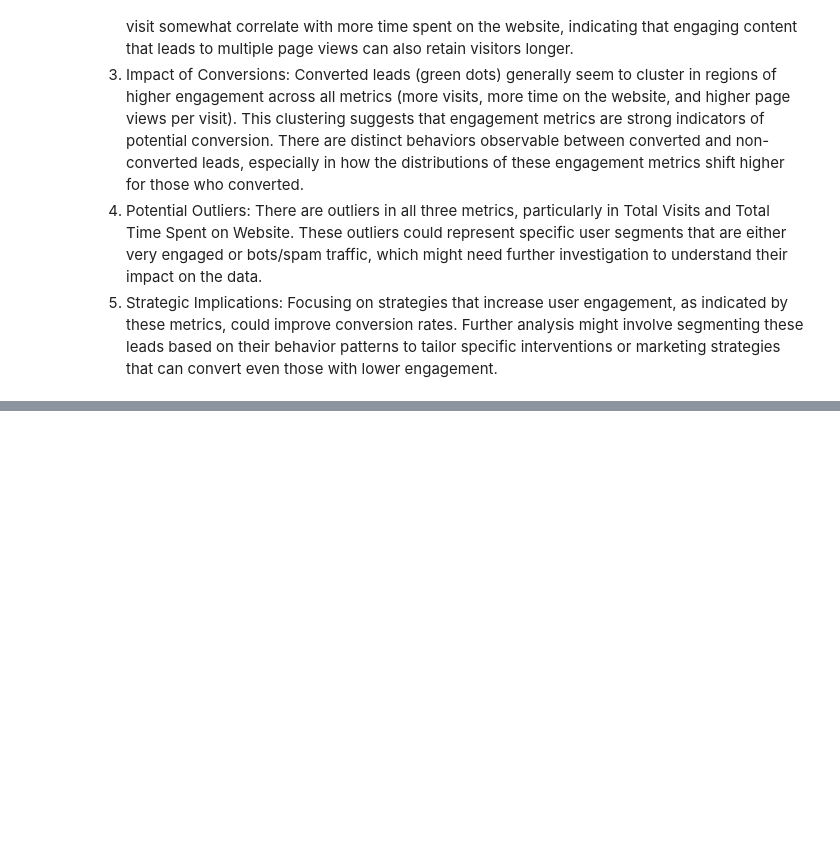
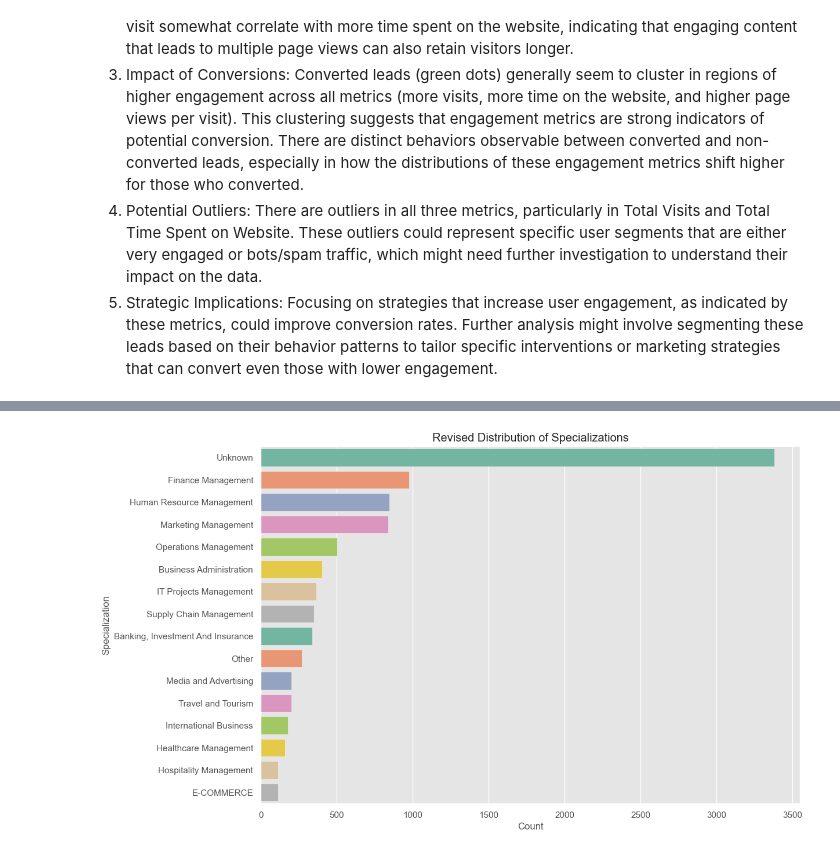
Before and after one commit to paulamisurroy/lead-scoring-logicalRegression, a Jupyter notebook: Lead_Scoring_V1.ipynb, the cells around one changed output, grey strips where cells are left out. Cells and saved outputs as stored; diff of their text form; code cells hidden in the pictures; blank space fills up the shorter version.

```diff
--- a/Lead_Scoring_V1.ipynb
+++ b/Lead_Scoring_V1.ipynb
@@ -707,0 +750,19 @@ data.shape
+# %%
+
+threshold = 100
+
+# Create a mapping for less common specializations
+counts = data['Specialization'].value_counts()
+to_replace = counts[counts <= threshold].index
+data['Specialization'] = data['Specialization'].replace(to_replace, 'Other')
+
+# Now, 'Other' contains all rare specializations
+# %%
+plt.figure(figsize=(12, 8))
+sns.countplot(y='Specialization', data=data, order=data['Specialization'].value_counts().index, palette='Set2')
+plt.title('Revised Distribution of Specializations')
+plt.xlabel('Count')
+plt.ylabel('Specialization')
+plt.show()
+# %% [output]
+[figure, added]
```
Also changed, not shown: parts of 49 cells of this notebook.
